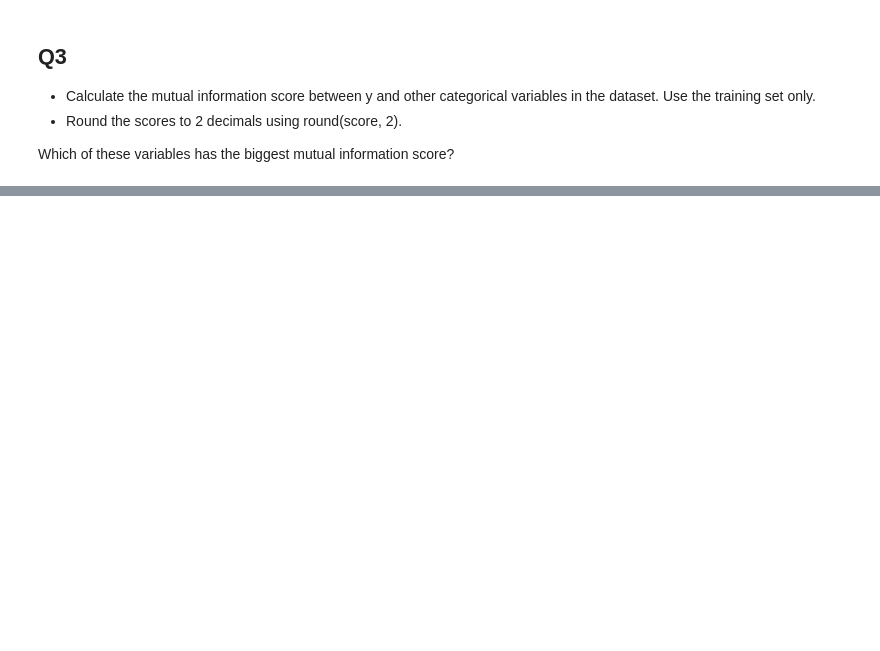
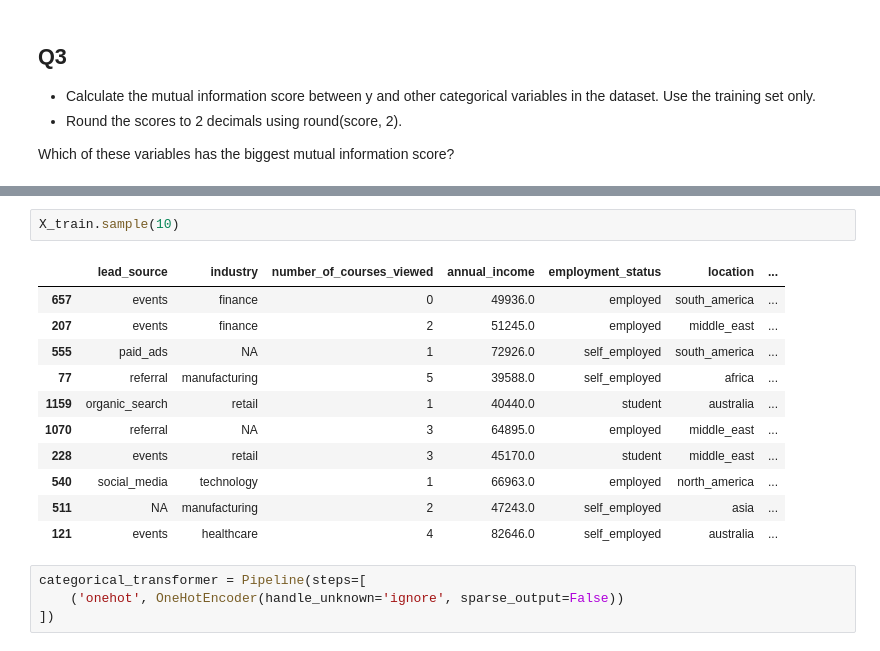
Before and after one commit to ihsannurfaqih/ml-zoomcamp-2025, a Jupyter notebook: homework3/homework3.ipynb, the cells around one changed output, grey strips where cells are left out. Drawn from its saved outputs; the diff is of its cells as text; blank space fills up the shorter version.

```diff
--- a/homework3/homework3.ipynb
+++ b/homework3/homework3.ipynb
@@ -75,0 +179,18 @@ Which of these variables has the biggest mutual information score?
+# %%
+X_train.sample(10)
+# %% [output]
+|  | lead_source | industry | number_of_courses_viewed | annual_income | employment_status | location | ... |
+| 657 | events | finance | 0 | 49936.0 | employed | south_america | ... |
+| 207 | events | finance | 2 | 51245.0 | employed | middle_east | ... |
+| 555 | paid_ads | NA | 1 | 72926.0 | self_employed | south_america | ... |
+| 77 | referral | manufacturing | 5 | 39588.0 | self_employed | africa | ... |
+| 1159 | organic_search | retail | 1 | 40440.0 | student | australia | ... |
+| 1070 | referral | NA | 3 | 64895.0 | employed | middle_east | ... |
+| 228 | events | retail | 3 | 45170.0 | student | middle_east | ... |
+| 540 | social_media | technology | 1 | 66963.0 | employed | north_america | ... |
+| 511 | NA | manufacturing | 2 | 47243.0 | self_employed | asia | ... |
+| 121 | events | healthcare | 4 | 82646.0 | self_employed | australia | ... |
+# %%
+categorical_transformer = Pipeline(steps=[
+    ('onehot', OneHotEncoder(handle_unknown='ignore', sparse_output=False))
+])
```
Also changed, not shown: parts of 22 cells of this notebook.
